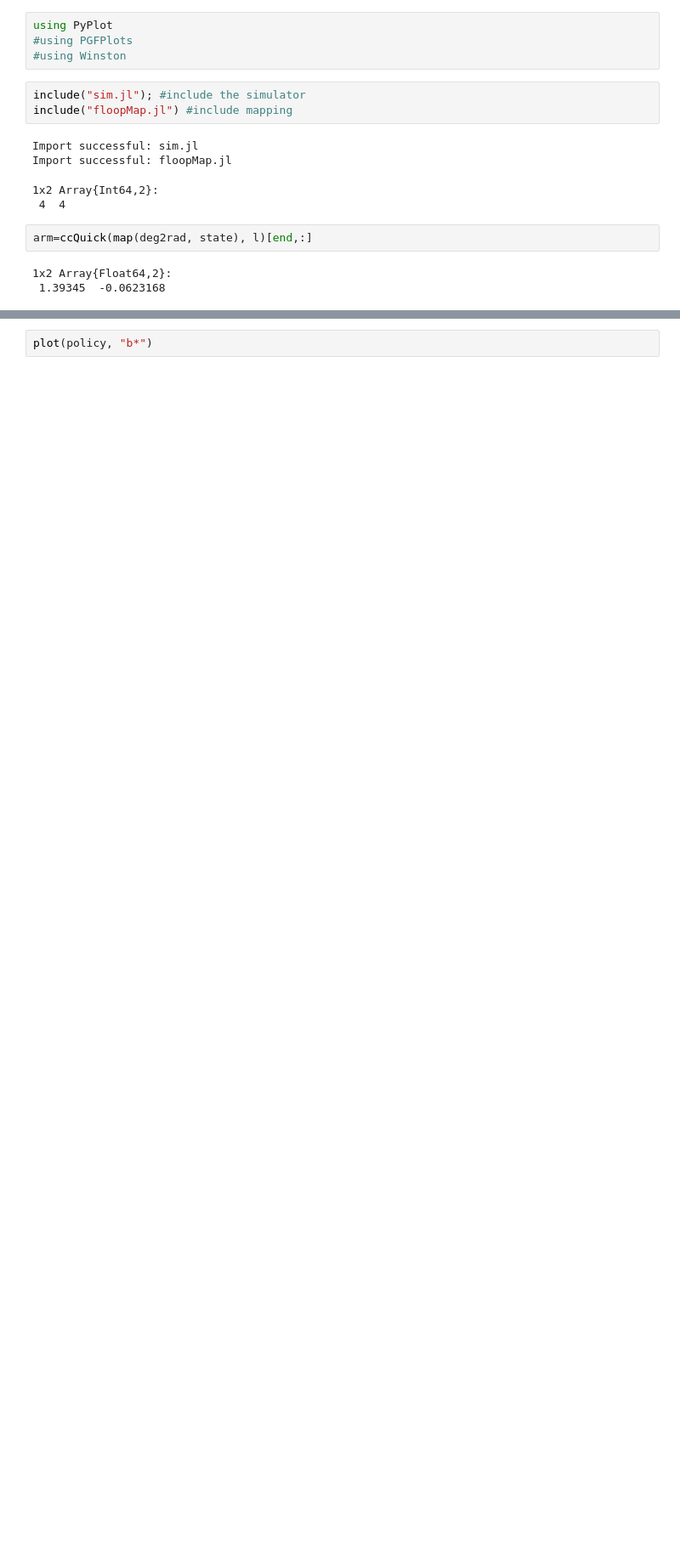
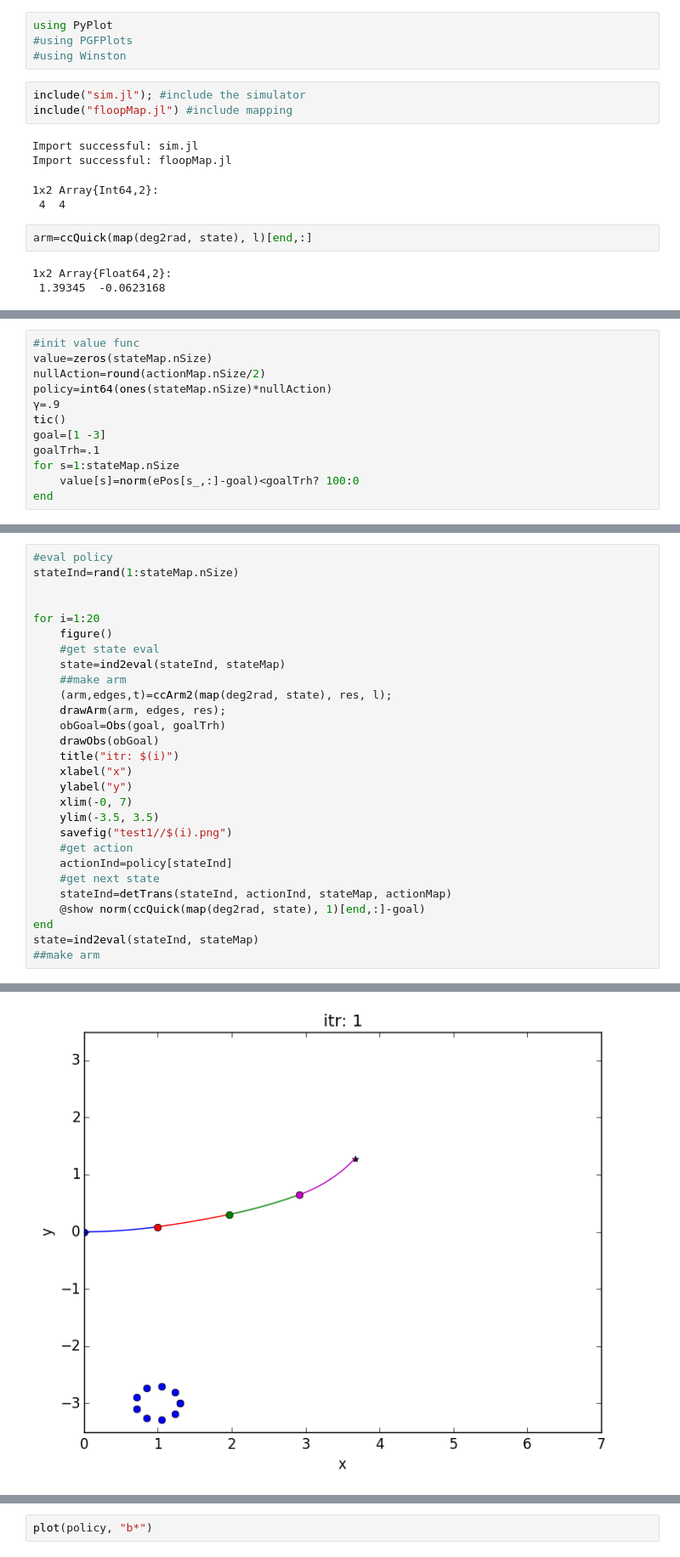
Before and after one commit to k2shah/FLOOP, a Jupyter notebook: KS-sandbox.ipynb, the cells around one changed output, grey strips where cells are left out. Shown at 85% size. Drawn from its saved outputs; the diff is of its cells as text; blank space fills up the shorter version.

Commit message:
tested with 4seg 45lim. see test1

```diff
--- a/KS-sandbox.ipynb
+++ b/KS-sandbox.ipynb
@@ -137 +92,13 @@ goalTrh=.3
+# %%
+#init value func
+value=zeros(stateMap.nSize)
+nullAction=round(actionMap.nSize/2)
+policy=int64(ones(stateMap.nSize)*nullAction)
+γ=.9
+tic()
+goal=[1 -3]
+goalTrh=.1
+for s=1:stateMap.nSize
+    value[s]=norm(ePos[s_,:]-goal)<goalTrh? 100:0
+end
 # %%
@@ -168,0 +139,29 @@ elapsed time: 979.340556894 seconds
+# %%
+#eval policy
+stateInd=rand(1:stateMap.nSize)
+
+
+for i=1:20
+    figure()
+    #get state eval
+    state=ind2eval(stateInd, stateMap)
+    ##make arm
+    (arm,edges,t)=ccArm2(map(deg2rad, state), res, l);
+    drawArm(arm, edges, res);
+    obGoal=Obs(goal, goalTrh)
+    drawObs(obGoal)
+    title("itr: $(i)")
+    xlabel("x")
+    ylabel("y")
+    xlim(-0, 7)
+    ylim(-3.5, 3.5)
+    savefig("test1//$(i).png")
+    #get action
+    actionInd=policy[stateInd]
+    #get next state
+    stateInd=detTrans(stateInd, actionInd, stateMap, actionMap)
+    @show norm(ccQuick(map(deg2rad, state), 1)[end,:]-goal)
+end
+state=ind2eval(stateInd, stateMap)
+##make arm
+# %% [output]
@@ -168,0 +185 @@ elapsed time: 979.340556894 seconds
+[figure, added]
```
Also changed, not shown: parts of 10 cells of this notebook, 25 other files.
